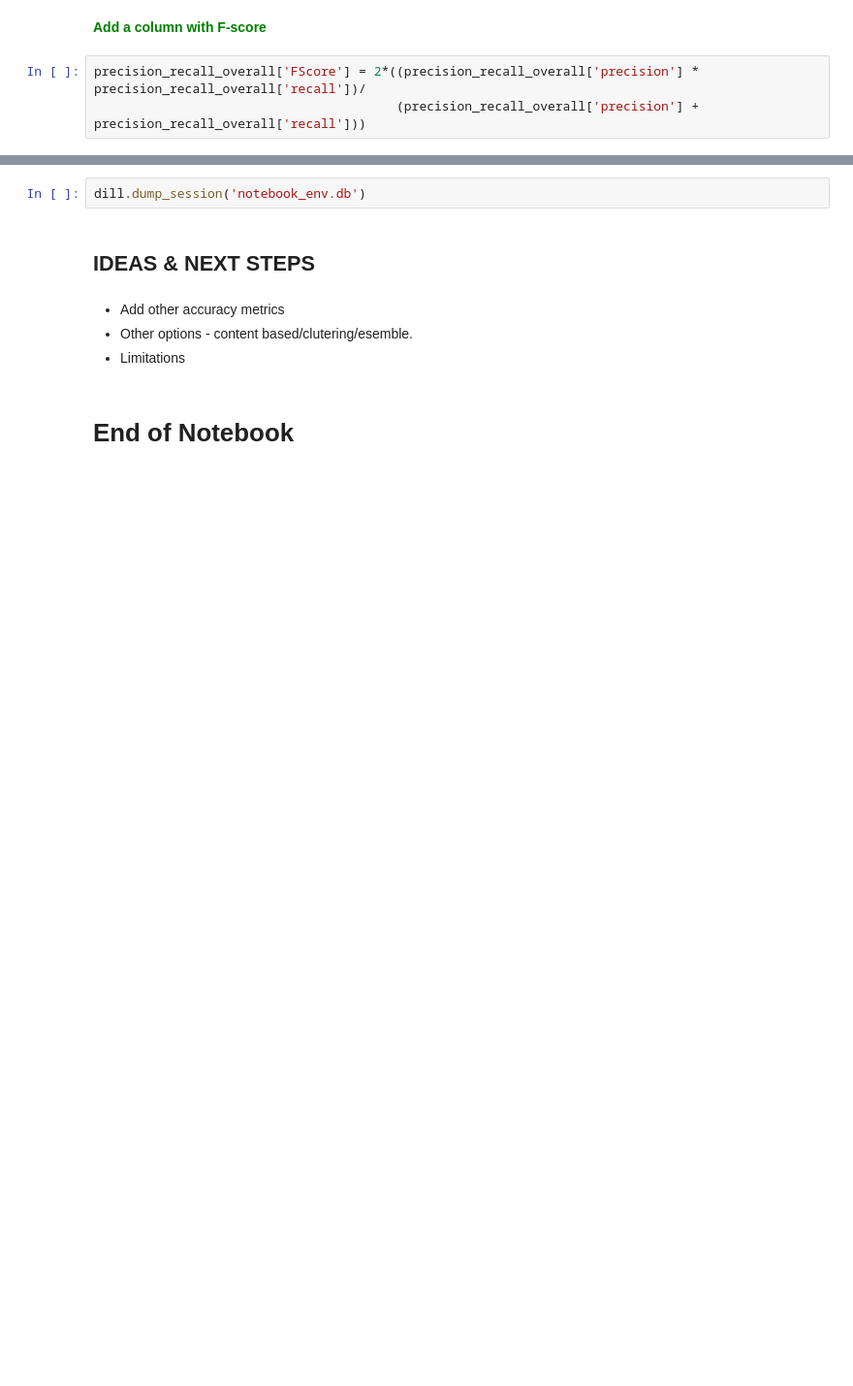
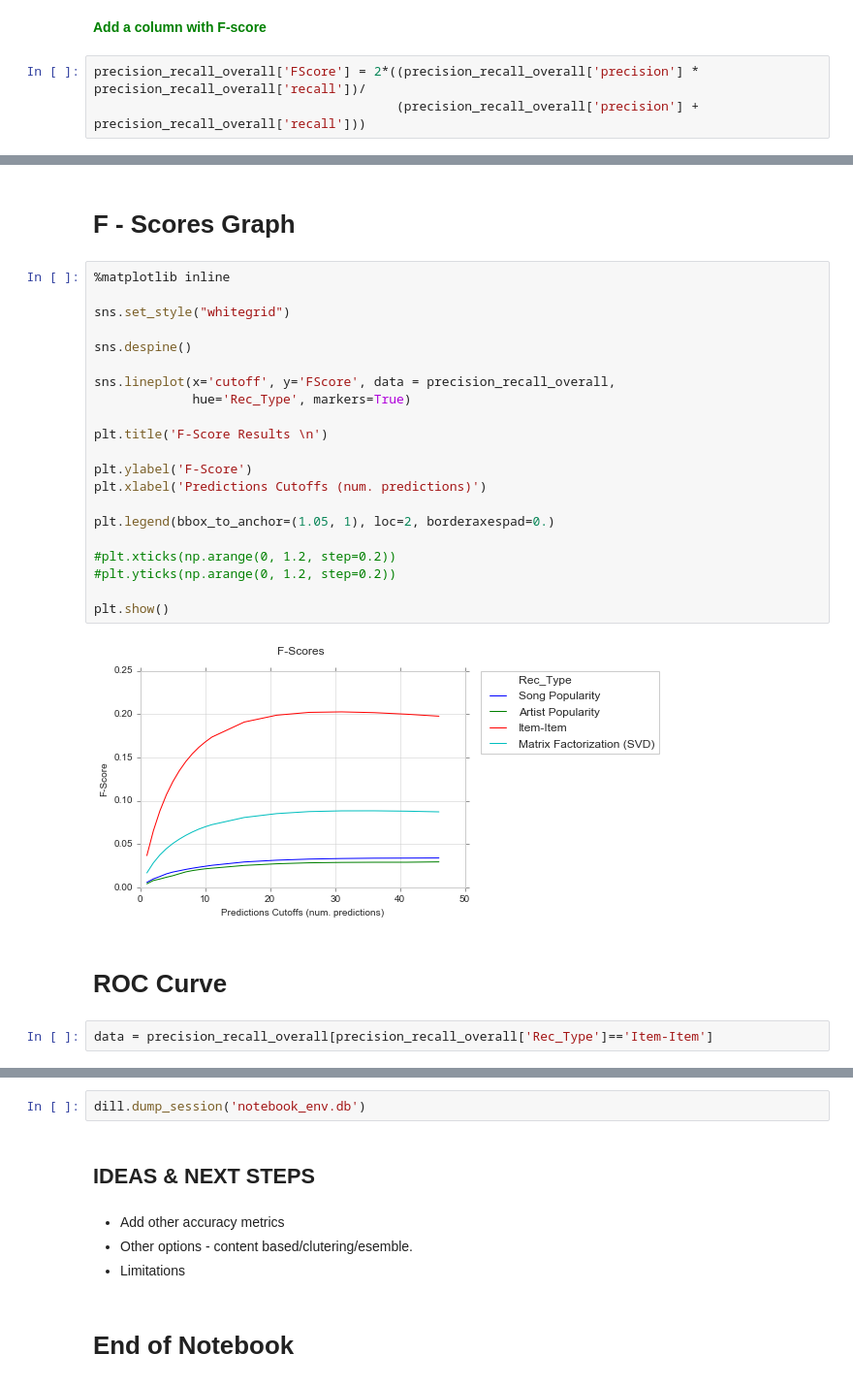
Before and after one commit to IvetteMTapia/Capstone1_Songs-Recommender_System, a Jupyter notebook: Recommender System.ipynb, the cells around one changed output, grey strips where cells are left out. Shown at 97% size. Cells and saved outputs as stored; diff of their text form; blank space fills up the shorter version.

```diff
--- a/Recommender System.ipynb
+++ b/Recommender System.ipynb
@@ -842,0 +861,29 @@ plt.show()
+# %% [markdown]
+# F - Scores Graph
+# %%
+%matplotlib inline
+
+sns.set_style("whitegrid")
+
+sns.despine()
+
+sns.lineplot(x='cutoff', y='FScore', data = precision_recall_overall,
+             hue='Rec_Type', markers=True)
+
+plt.title('F-Score Results \n')
+
+plt.ylabel('F-Score')
+plt.xlabel('Predictions Cutoffs (num. predictions)')
+
+plt.legend(bbox_to_anchor=(1.05, 1), loc=2, borderaxespad=0.)
+
+#plt.xticks(np.arange(0, 1.2, step=0.2))
+#plt.yticks(np.arange(0, 1.2, step=0.2))
+
+plt.show()
+# %% [output]
+[figure, added]
+# %% [markdown]
+# ROC Curve
+# %%
+data = precision_recall_overall[precision_recall_overall['Rec_Type']=='Item-Item']
```
Also changed, not shown: parts of 28 cells of this notebook.
